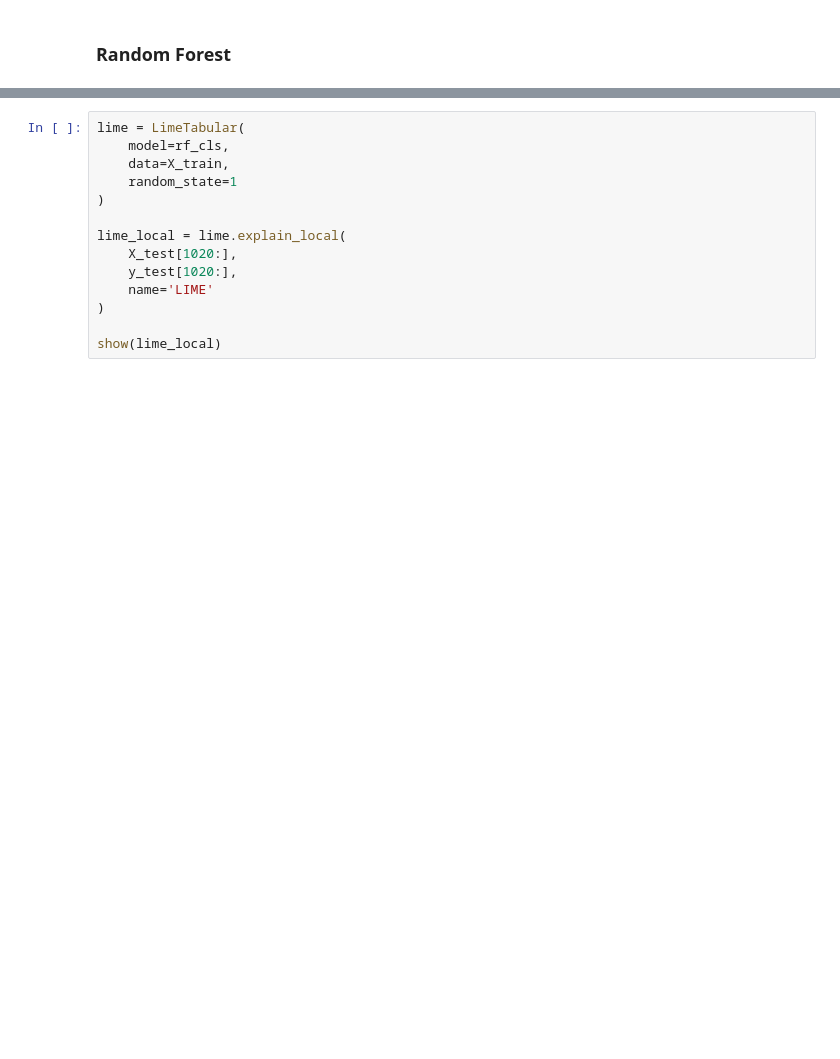
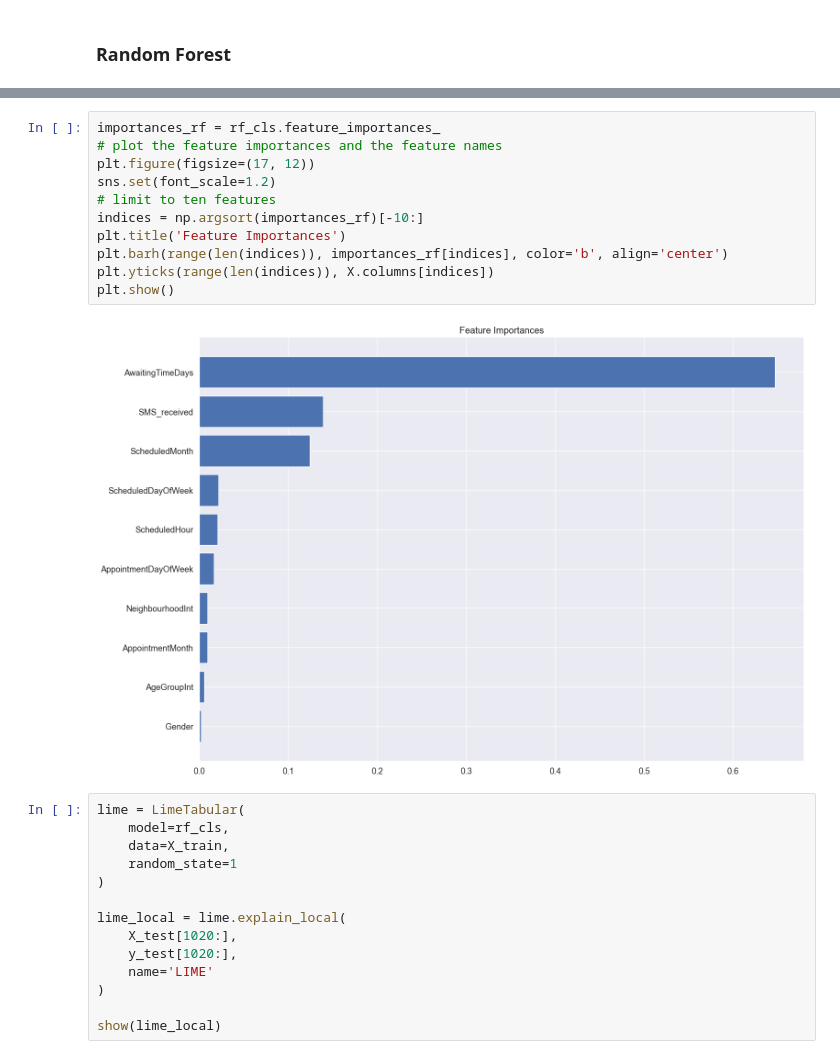
Before and after one commit to polejowska/mappshow-ml-xai, a Jupyter notebook: classifiers.ipynb, the cells around one changed output, grey strips where cells are left out. Saved outputs shown, nothing was run; the diff lists cells and outputs as text; blank space fills up the shorter version.

```diff
--- a/classifiers.ipynb
+++ b/classifiers.ipynb
@@ -159,3 +161,16 @@ F1 score: 94.36%
+# %%
+importances_rf = rf_cls.feature_importances_
+# plot the feature importances and the feature names
+plt.figure(figsize=(17, 12))
+sns.set(font_scale=1.2)
+# limit to ten features
+indices = np.argsort(importances_rf)[-10:]
+plt.title('Feature Importances')
+plt.barh(range(len(indices)), importances_rf[indices], color='b', align='center')
+plt.yticks(range(len(indices)), X.columns[indices])
+plt.show()
+# %% [output]
+[figure, added]
 # %%
 lime = LimeTabular(
     model=rf_cls,
```
Also changed, not shown: parts of 5 cells of this notebook.
